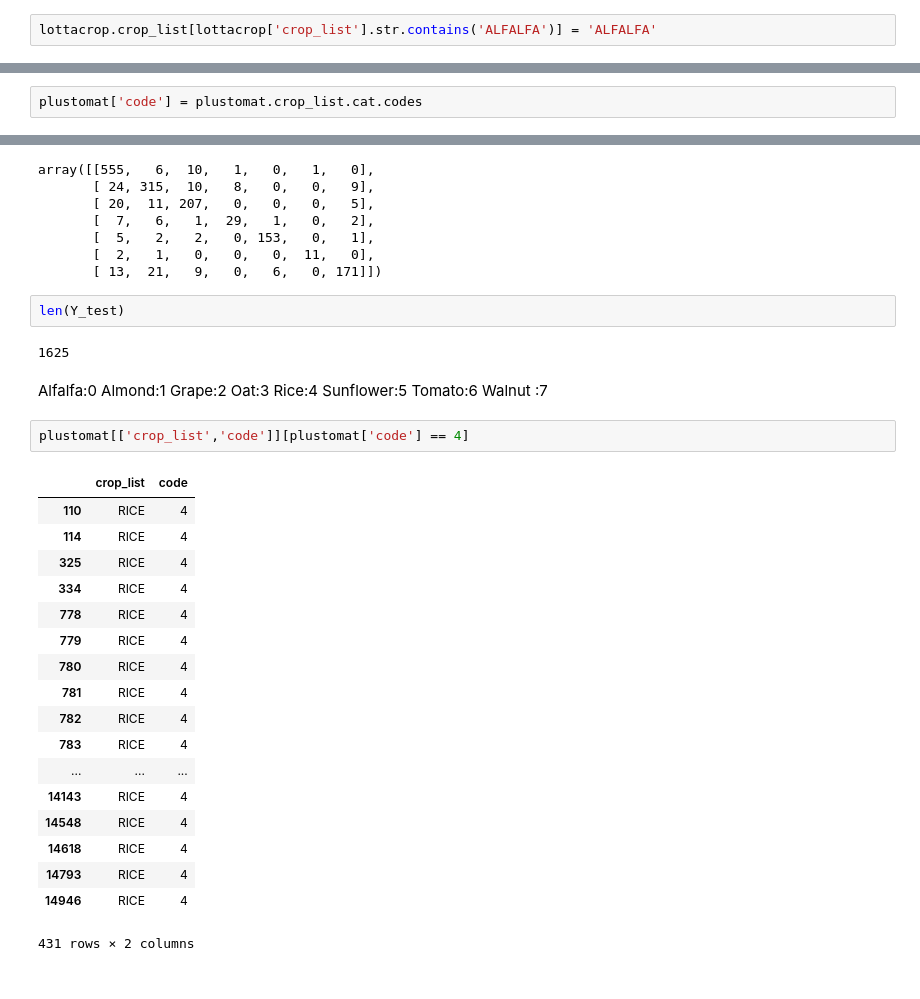
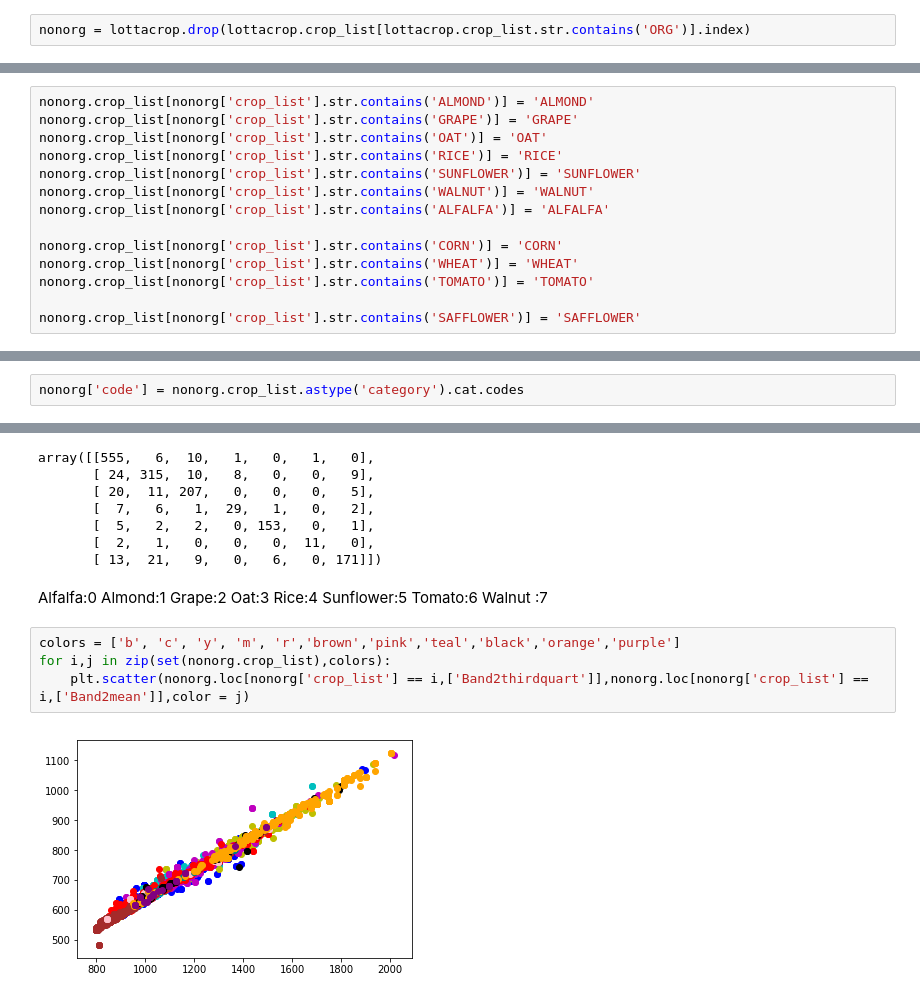
Before and after one commit to MarcelColvin/GeoSpatial-Classification, a Jupyter notebook: MakingtheClass.ipynb, the cells around one changed output, grey strips where cells are left out. Cells and saved outputs as stored; diff of their text form.

```diff
--- a/MakingtheClass.ipynb
+++ b/MakingtheClass.ipynb
@@ -285,2 +149,2 @@ lottacrop = fullyactive[fullyactive.crop_list.str.contains('OAT')|fullyactive.cr
 # %%
-lottacrop.crop_list[lottacrop['crop_list'].str.contains('ALFALFA')] = 'ALFALFA'
+nonorg = lottacrop.drop(lottacrop.crop_list[lottacrop.crop_list.str.contains('ORG')].index)
@@ -328,0 +169,14 @@ set(lottacrop.crop_list)
+# %%
+nonorg.crop_list[nonorg['crop_list'].str.contains('ALMOND')] = 'ALMOND'
+nonorg.crop_list[nonorg['crop_list'].str.contains('GRAPE')] = 'GRAPE'
+nonorg.crop_list[nonorg['crop_list'].str.contains('OAT')] = 'OAT'
+nonorg.crop_list[nonorg['crop_list'].str.contains('RICE')] = 'RICE'
+nonorg.crop_list[nonorg['crop_list'].str.contains('SUNFLOWER')] = 'SUNFLOWER'
+nonorg.crop_list[nonorg['crop_list'].str.contains('WALNUT')] = 'WALNUT'
+nonorg.crop_list[nonorg['crop_list'].str.contains('ALFALFA')] = 'ALFALFA'
+
+nonorg.crop_list[nonorg['crop_list'].str.contains('CORN')] = 'CORN'
+nonorg.crop_list[nonorg['crop_list'].str.contains('WHEAT')] = 'WHEAT'
+nonorg.crop_list[nonorg['crop_list'].str.contains('TOMATO')] = 'TOMATO'
+
+nonorg.crop_list[nonorg['crop_list'].str.contains('SAFFLOWER')] = 'SAFFLOWER'
@@ -355,3 +215,3 @@ newcoding = plustomat[plustomat.crop_list != 'TOMATO']
 # %%
-plustomat['code'] = plustomat.crop_list.cat.codes
+nonorg['code'] = nonorg.crop_list.astype('category').cat.codes
 # %%
@@ -421,10 +392,6 @@ array([[555,   6,  10,   1,   0,   1,   0],
        [  5,   2,   2,   0, 153,   0,   1],
        [  2,   1,   0,   0,   0,  11,   0],
        [ 13,  21,   9,   0,   6,   0, 171]])
-# %%
-len(Y_test)
-# %% [output]
-1625
 # %% [markdown]
 Alfalfa:0
 Almond:1
@@ -434,24 +401,9 @@ Rice:4
 Sunflower:5
 Tomato:6
 Walnut :7
-# %%
-plustomat[['crop_list','code']][plustomat['code'] == 4]
-# %% [output]
-|  | crop_list | code |
-| 110 | RICE | 4 |
-| 114 | RICE | 4 |
-| 325 | RICE | 4 |
-| 334 | RICE | 4 |
-| 778 | RICE | 4 |
-| 779 | RICE | 4 |
-| 780 | RICE | 4 |
-| 781 | RICE | 4 |
-| 782 | RICE | 4 |
-| 783 | RICE | 4 |
-| ... | ... | ... |
-| 14143 | RICE | 4 |
-| 14548 | RICE | 4 |
-| 14618 | RICE | 4 |
-| 14793 | RICE | 4 |
-| 14946 | RICE | 4 |
-431 rows × 2 columns
+# %%
+colors = ['b', 'c', 'y', 'm', 'r','brown','pink','teal','black','orange','purple']
+for i,j in zip(set(nonorg.crop_list),colors):
+    plt.scatter(nonorg.loc[nonorg['crop_list'] == i,['Band2thirdquart']],nonorg.loc[nonorg['crop_list'] == i,['Band2mean']],color = j)
+# %% [output]
+[figure, added]
```
Also changed, not shown: parts of 39 cells of this notebook.
